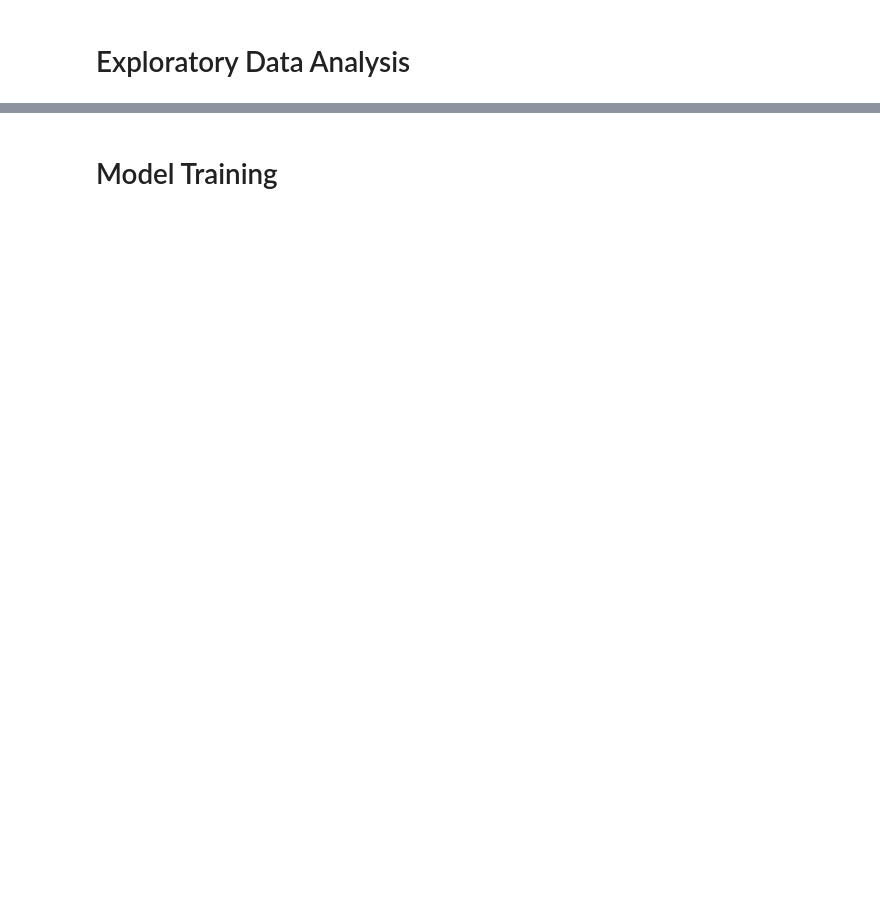
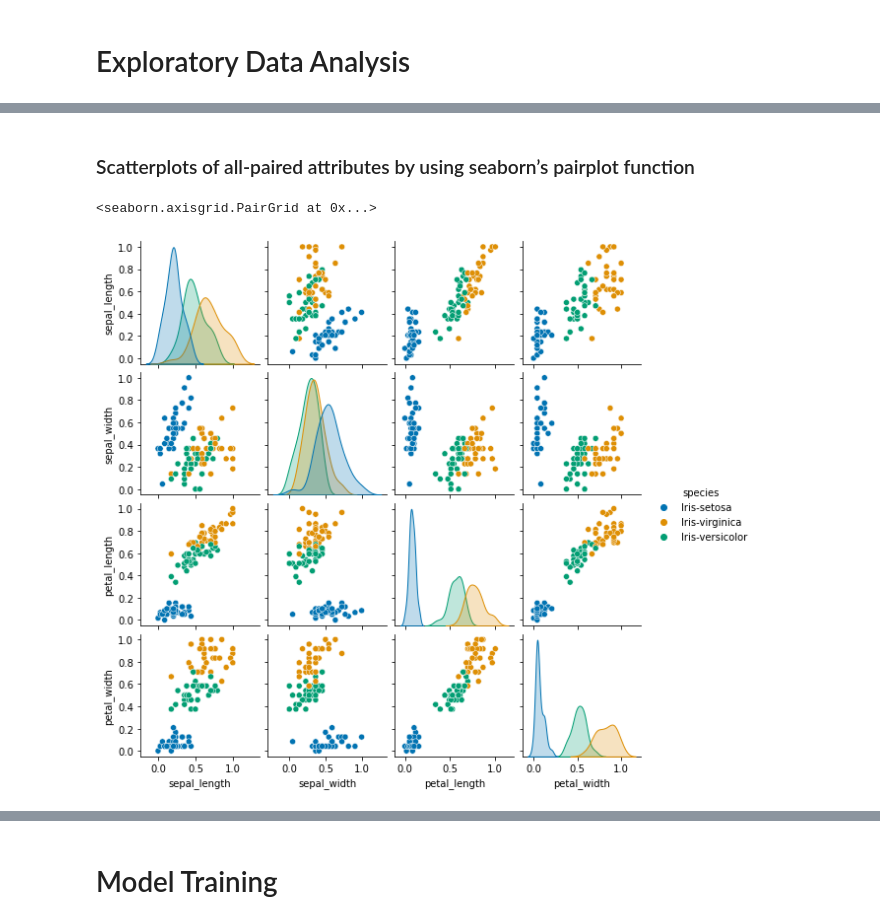
Before and after one commit to GDSC-MITADT-Hacktoberfest2021/Hacktoberfest2021, a Jupyter notebook: MLProjects/IrisClassifier/IrisClassifier.ipynb, the cells around one changed output, grey strips where cells are left out. Drawn from its saved outputs; the diff is of its cells as text; code cells hidden in the pictures; blank space fills up the shorter version.

```diff
--- a/MLProjects/IrisClassifier/IrisClassifier.ipynb
+++ b/MLProjects/IrisClassifier/IrisClassifier.ipynb
@@ -65,0 +121,4 @@ data.describe()
+# %%
+# adding the target species column to the data
+train['species'] = pd.Series(target)
+train.head(5)
@@ -65,0 +132,7 @@ data.describe()
+# %% [markdown]
+### Scatterplots of all-paired attributes by using seaborn’s pairplot function
+# %%
+sns.pairplot(train, hue="species", height = 2, palette = 'colorblind')
+# %% [output]
+<seaborn.axisgrid.PairGrid at 0x...>
+[figure, added]
```
Also changed, not shown: parts of 15 cells of this notebook, 1 other file.
